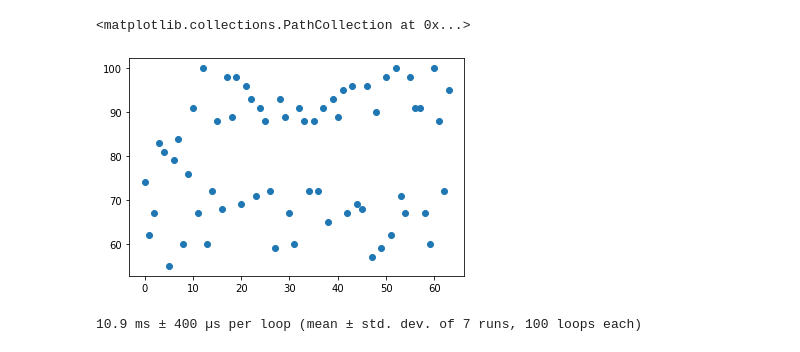
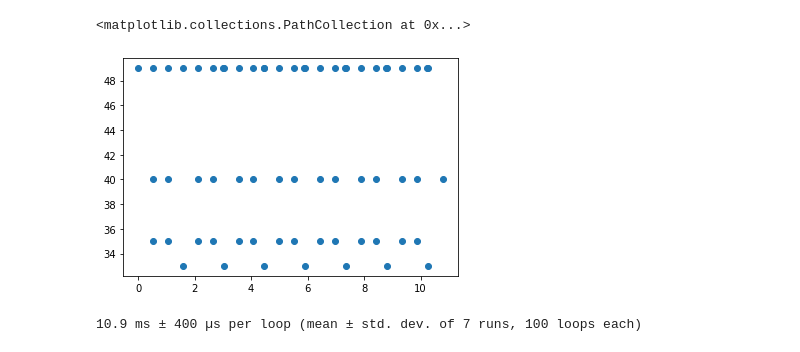
Before and after one commit to Intelligent-Instruments-Lab/iil-python-tools, a Jupyter notebook: notebook/midi.ipynb, the cells around one changed output. Cells and saved outputs as stored; diff of their text form; code cells hidden in the pictures.

Commit message:
add time in dataset

```diff
--- a/notebook/midi.ipynb
+++ b/notebook/midi.ipynb
@@ -30,8 +30,8 @@ data_dir = Path('/Users/victor/data/lmd_prep')
 batch_size = 32
 batch_len = 64
 
-ds = MIDIPitchDataset(data_dir, batch_len)
-dl = torch.utils.data.DataLoader(ds, batch_size=batch_size, num_workers=0, collate_fn=torch.stack)
+ds = MIDIDataset(data_dir, batch_len)
+dl = torch.utils.data.DataLoader(ds, batch_size=batch_size, num_workers=0)
 # %%
 %%time
 batch = next(iter(dl))
@@ -43,8 +53,9 @@ torch.Size([32, 64])
 # %%
-plt.scatter(range(batch.shape[1]), batch[7])
+i = 0
+plt.scatter(batch['time'][i].cumsum(0), batch['pitch'][i])
 # %% [output]
 <matplotlib.collections.PathCollection at 0x...>
-[figure, old version]
+[figure, new version]
 # %%
 net = PitchPredictor(hidden_size=128, domain_size=130, num_layers=2)
 # net = PitchPredictor.from_checkpoint('/Users/victor/Downloads/0132.ckpt')
```
Also changed, not shown: parts of 6 cells of this notebook, 2 other files.
